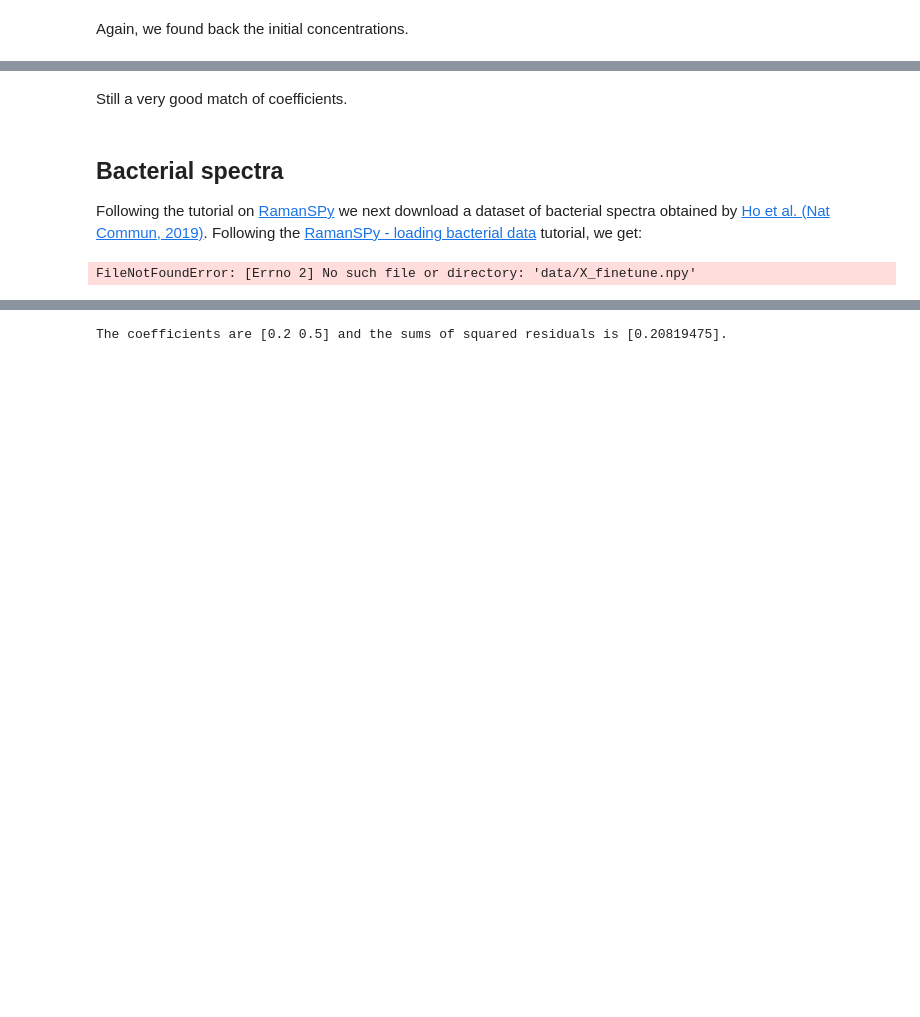
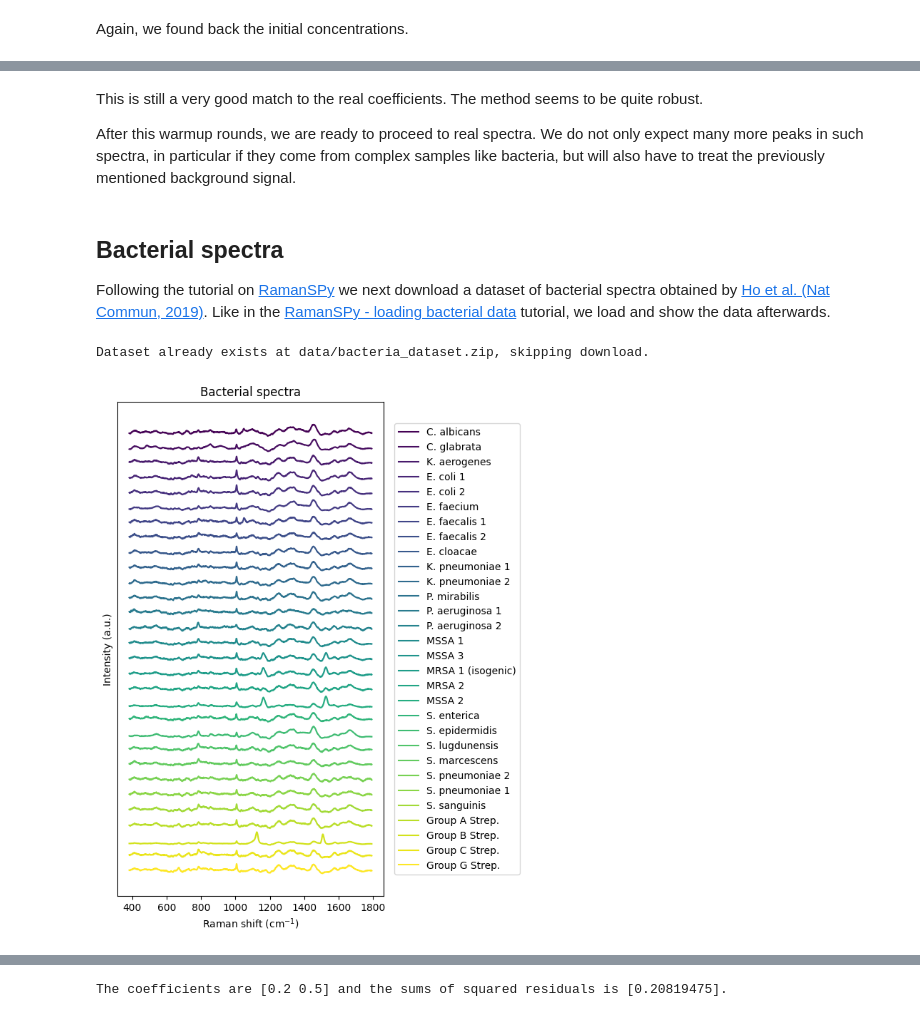
Before and after one commit to BioDisCo/computational_bioengineering, a Jupyter notebook: measurements/notes.ipynb, the cells around one changed output, grey strips where cells are left out. Drawn from its saved outputs; the diff is of its cells as text; code cells hidden in the pictures; blank space fills up the shorter version.

```diff
--- a/measurements/notes.ipynb
+++ b/measurements/notes.ipynb
@@ -279,28 +316,54 @@ The coefficients are [ 2.03043721e-01  4.78771439e-01  5.85396227e-05 -1.2739465
 [figure]
-# %% [markdown]
-Still a very good match of coefficients.
+# %% [markdown]
+This is still a very good match to the real coefficients. The method seems to be quite robust.
+
+After this warmup rounds, we are ready to proceed to real spectra. We do not only expect many more peaks in such spectra, in particular if they come from complex samples like bacteria, but will also have to treat the previously mentioned background signal.
 # %% [markdown]
 ## Bacterial spectra
 
-Following the tutorial on [RamanSPy](https://ramanspy.readthedocs.io/en/latest/datasets.html#bacteria-data) we next download a dataset of bacterial spectra obtained by [Ho et al. (Nat Commun, 2019)](https://www.nature.com/articles/s41467-019-12898-9). Following the [RamanSPy - loading bacterial data](https://ramanspy.readthedocs.io/en/latest/auto_tutorials/iii-datasets/plot_i_bacteria.html#sphx-glr-auto-tutorials-iii-datasets-plot-i-bacteria-py) tutorial, we get:
+Following the tutorial on [RamanSPy](https://ramanspy.readthedocs.io/en/latest/datasets.html#bacteria-data) we next download a dataset of bacterial spectra obtained by [Ho et al. (Nat Commun, 2019)](https://www.nature.com/articles/s41467-019-12898-9).
+Like in the [RamanSPy - loading bacterial data](https://ramanspy.readthedocs.io/en/latest/auto_tutorials/iii-datasets/plot_i_bacteria.html#sphx-glr-auto-tutorials-iii-datasets-plot-i-bacteria-py) tutorial, we load and show the data afterwards.
 # %%
-# change this to the downloaded data dir
-data_dir = "data"
+import requests
+from pathlib import Path
+import zipfile
 
-# get the training data
+# Change this to the downloaded data dir
+data_dir = Path("data")
+data_dir.mkdir(exist_ok=True)
+
+# Download bacterial spectra following the RamanSPy tutorial
+dropbox_url = "https://www.dropbox.com/scl/fo/fb29ihfnvishuxlnpgvhg/AJToUtts-vjYdwZGeqK4k-Y?rlkey=r4p070nsuei6qj3pjp13nwf6l&e=1&dl=1"
+output_path = data_dir / "bacteria_dataset.zip"
+
+if not output_path.exists():
+    response = requests.get(dropbox_url)
+    with open(output_path, "wb") as f:
+        f.write(response.content)
+    print(f"Downloaded dataset to {output_path}")
+else:
+    print(f"Dataset already exists at {output_path}, skipping download.")
+
+# Unzip the file
+with zipfile.ZipFile(output_path, "r") as zip_ref:
+    zip_ref.extractall(data_dir)
+
+# Get the training data
 X_train, y_train = rp.datasets.bacteria("val", folder=data_dir)
 y_labels, _ = rp.datasets.bacteria("labels")
 
+# Normalize spectra
 spectra = [[X_train[y_train == species_id]] for species_id in list(np.unique(y_train))]
 spectra_norm = rp.preprocessing.normalise.MinMax().apply(spectra)
 
-# plot all spectra
+# Plot all spectra
 plt.figure(figsize=(6.5, 9))
-rp.plot.mean_spectra(spectra_norm, label=y_labels, plot_type="single stacked", title="bacterial spectra");
-
-plt.figure()
-idx_ecoli = 3
-rp.plot.mean_spectra(spectra_norm[idx_ecoli], label=y_labels[idx_ecoli], plot_type="single stacked", title="bacterial spectra");
-spectra_norm[idx_ecoli]
+rp.plot.mean_spectra(
+    spectra_norm,
+    label=y_labels,
+    plot_type="single stacked",
+    title="Bacterial spectra"
+);
 # %% [output]
-FileNotFoundError: [Errno 2] No such file or directory: 'data/X_finetune.npy'
+Dataset already exists at data/bacteria_dataset.zip, skipping download.
+[figure, added]
```
Also changed, not shown: parts of 21 cells of this notebook.
